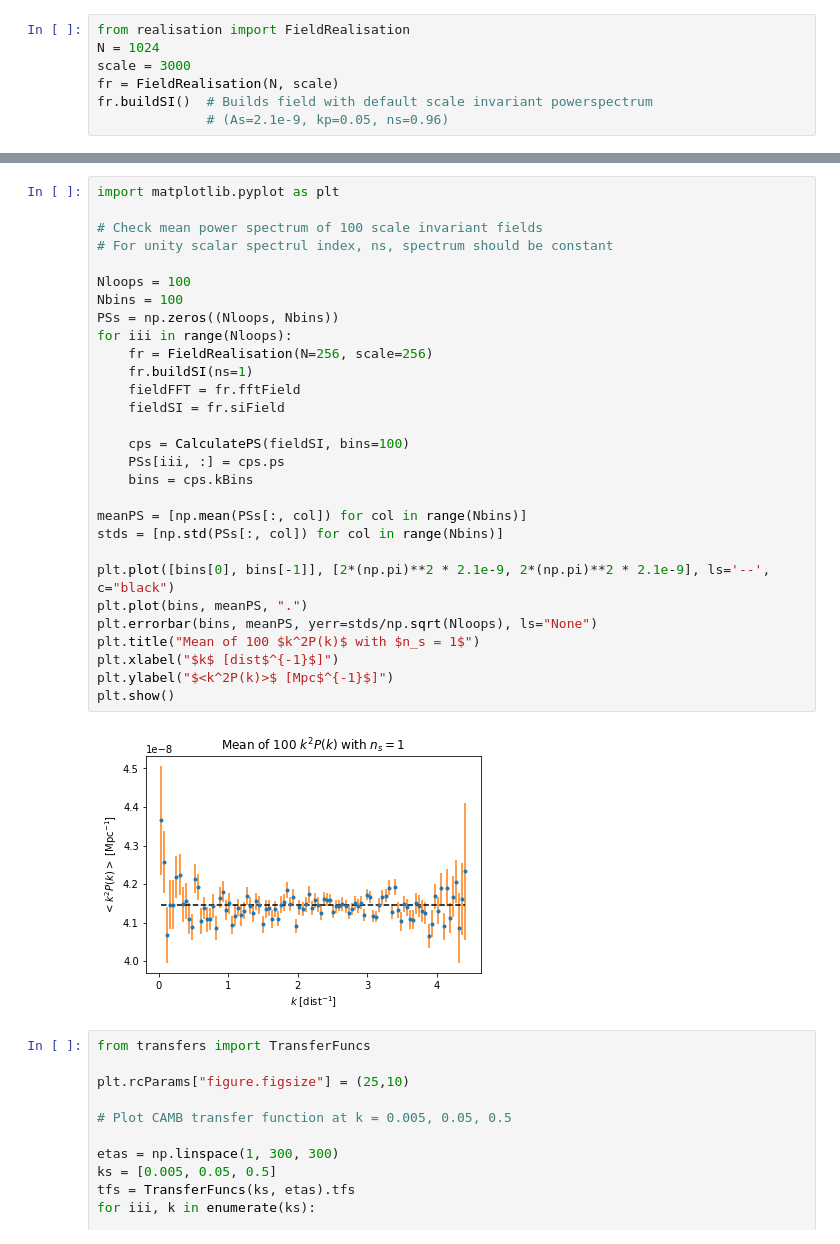
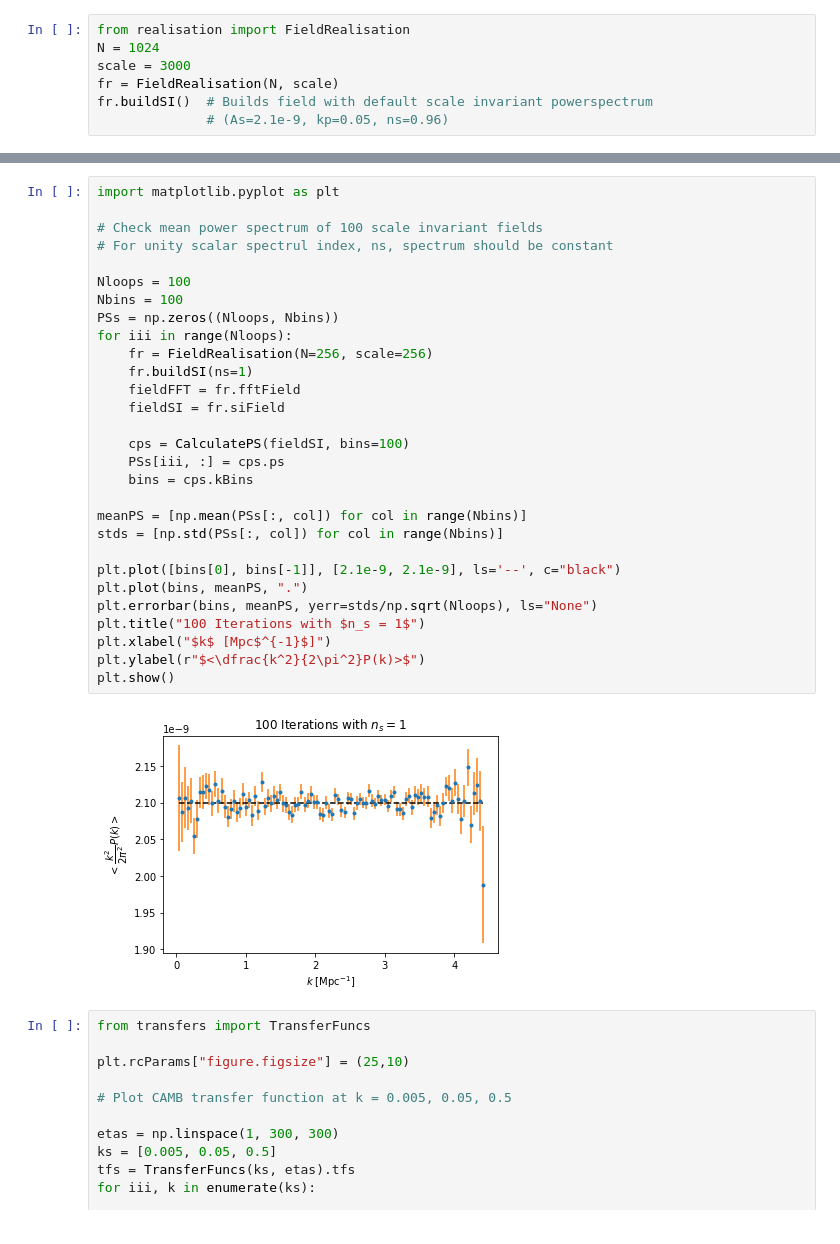
Before and after one commit to mfrobertson/cmbEvolution, a Jupyter notebook: fieldRealisation.ipynb, the cells around one changed output, grey strips where cells are left out. Cells and saved outputs as stored; diff of their text form.

Commit message:
Adding options for plotting with K and ell units

```diff
--- a/fieldRealisation.ipynb
+++ b/fieldRealisation.ipynb
@@ -44,34 +44,34 @@ Difference: 1.861545574001708e-14
 # %%
 import matplotlib.pyplot as plt
 
 # Check mean power spectrum of 100 scale invariant fields
 # For unity scalar spectrul index, ns, spectrum should be constant
 
 Nloops = 100
 Nbins = 100
 PSs = np.zeros((Nloops, Nbins))
 for iii in range(Nloops):
     fr = FieldRealisation(N=256, scale=256)
     fr.buildSI(ns=1)
     fieldFFT = fr.fftField
     fieldSI = fr.siField
 
     cps = CalculatePS(fieldSI, bins=100)
     PSs[iii, :] = cps.ps
     bins = cps.kBins
 
 meanPS = [np.mean(PSs[:, col]) for col in range(Nbins)]
 stds = [np.std(PSs[:, col]) for col in range(Nbins)]
 
-plt.plot([bins[0], bins[-1]], [2*(np.pi)**2 * 2.1e-9, 2*(np.pi)**2 * 2.1e-9], ls='--', c="black")
+plt.plot([bins[0], bins[-1]], [2.1e-9, 2.1e-9], ls='--', c="black")
 plt.plot(bins, meanPS, ".")
 plt.errorbar(bins, meanPS, yerr=stds/np.sqrt(Nloops), ls="None")
-plt.title("Mean of 100 $k^2P(k)$ with $n_s = 1$")
-plt.xlabel("$k$ [dist$^{-1}$]")
-plt.ylabel("$<k^2P(k)>$ [Mpc$^{-1}$]")
+plt.title("100 Iterations with $n_s = 1$")
+plt.xlabel("$k$ [Mpc$^{-1}$]")
+plt.ylabel(r"$<\dfrac{k^2}{2\pi^2}P(k)>$")
 plt.show()
 # %% [output]
-[figure, old version]
+[figure, new version]
 # %%
 from transfers import TransferFuncs
 
```
Also changed, not shown: parts of 8 cells of this notebook, 2 other files.
